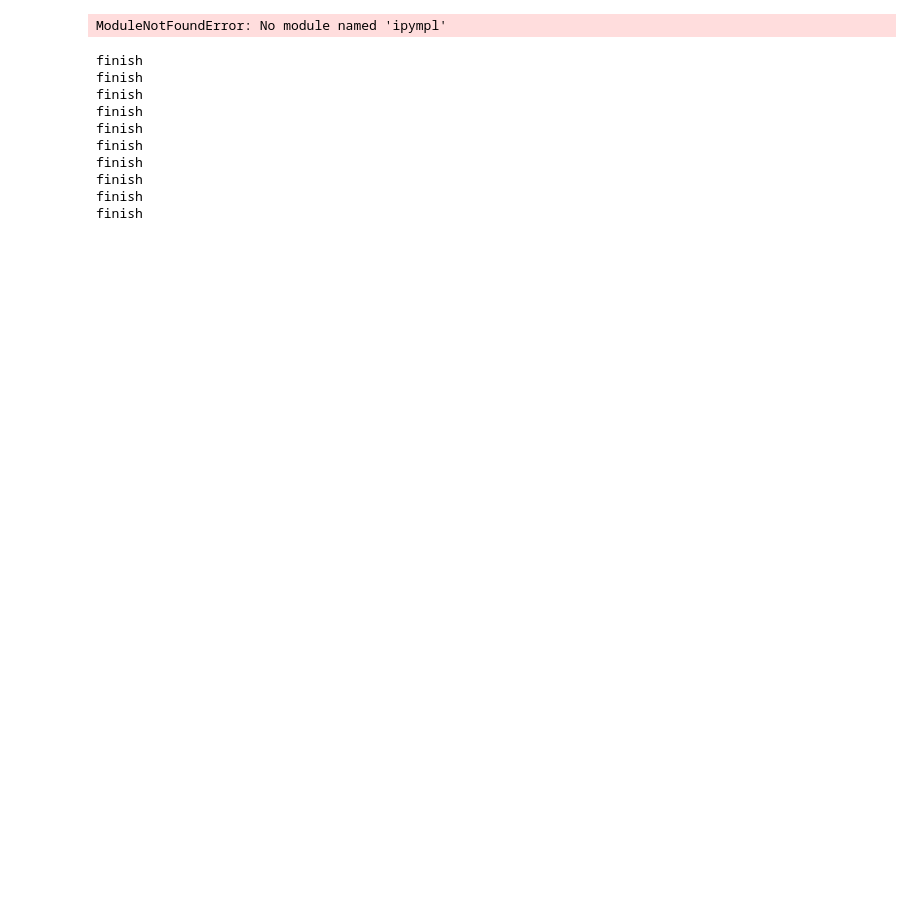
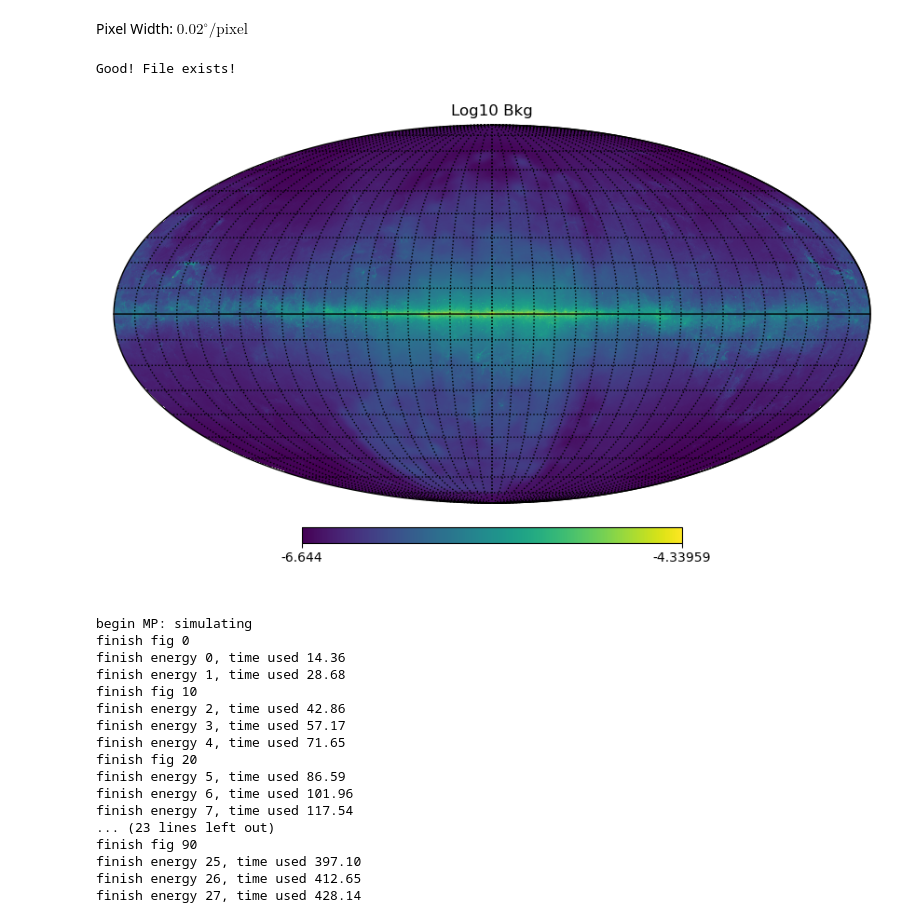
Before and after one commit to Eduard-2001/SimulateGammaRaySource, a Jupyter notebook: Simulation/MakeSimulation.ipynb, the cells around one changed output. Drawn from its saved outputs; the diff is of its cells as text; code cells hidden in the pictures; blank space fills up the shorter version.

```diff
--- a/Simulation/MakeSimulation.ipynb
+++ b/Simulation/MakeSimulation.ipynb
@@ -13,42 +13,49 @@ sys.path.append('../LHAASO_PSF/PSFConv/')
 import Plot
 import PSF
 import os
+import time
 
 #------------------------参数设置----------------------------------
 
 xsize = 640 #卷积前的图像尺寸，每像素对应尺度为 2*radius/xsize, 这个值应当设置得较小。
 radius = 6.4 #图像半径， 可以修改至6.4,这样最后出来的图宽度为128
 pixelwidth = radius*2/xsize
 display(Latex('Pixel Width: $%.2f ^ \\circ/\\mathrm{pixel}$'%pixelwidth))
-nfigure = 10 #生成多少张训练图像
-ra_center = np.linspace(0,360,nfigure) #每张图像的中心坐标
-dec_center = np.linspace(-90,90,nfigure)
-NPROC = 5 # 线程数
+nfigure = 100 #生成多少张训练图像,要求是28的倍数（有28个能量段）
+ra_center = np.mod(np.linspace(0,360*28,nfigure),360) #每张图像的中心坐标
+dec_center = np.mod(np.linspace(0,180*28,nfigure),180)-90
+energy_idx = np.floor(np.linspace(0,360*28,nfigure)/360)#每张图对应的能量索引
+NPROC = 16 # 线程数
 
 psfradius = 1. #尽量不要修改，这里为了节约计算量，忽略了大于该半径的psf作用效果。（PSF卷积核半径）
 
 binsize = 0.1  #单位是度，必须大于卷积前像素的尺度
 
 NSIDE = 2048  #初始分辨率
 
 #-------------------------程序主体----------------------------------
 
 #检查背景文件是否存在
 if os.path.exists('./gll_iem_v07.fits'):
     print('Good! File exists!')
 else:
     print('File not found, start downloading.')
     os.system('wget https://fermi.gsfc.nasa.gov/ssc/data/analysis/software/aux/4fgl/gll_iem_v07.fits')
 #galabkg = np.load('Fermi-LAT_pi0_map.npy')
 #galabkg = hp.ud_grade(galabkg,NSIDE)
 hdulist = fits.open('gll_iem_v07.fits')
+
+
 data = hdulist[0].data[0,:,:]
 galabkg = Plot.img2healpix(512,1024,data)
 
+
 hp.mollview(np.log10(galabkg),rot = (180,0),title='Log10 Bkg')
 hp.graticule(dpar = 10,dmer=10)
 # %% [output]
+Pixel Width: $0.02 ^ \circ/\mathrm{pixel}$
-ModuleNotFoundError: No module named 'ipympl'
+Good! File exists!
+[figure, added]
 # %%
 #！！！！！！！！！！！！！！！！！！！！！请不要随意修改如下部分！！！！！！！！！！！！！！！！！！！！！
 
@@ -57,12 +64,10 @@ ROI_BLUR = []
 
 psfconv= PSF.fitpsf(0,plot=False)
 
-idx = []
-for i in range(nfigure):
-    idx.append((ra_center[i],dec_center[i]))
+
 
 def process(idx):
-    ra_c,dec_c = idx
+    ra_c,dec_c,i = idx
     #------真实坐标不重要---------
     npixedge = int(psfradius/pixelwidth)+1
     x = np.linspace(-radius+pixelwidth,radius,xsize)
@@ -88,23 +93,54 @@ def process(idx):
     roi_rebin,xx,yy  = PSF.bindata(roi,x,y,binsize)
     blur_rebin,xx,yy = PSF.bindata(roi_blur,x,y,binsize)
 
-    print('finish')
+    #if np.mod(i,10) == 0:
+    #    print('finish fig %d' %i)
     return (roi_rebin,blur_rebin)
     #ROI.append(roi_rebin)
     #ROI_BLUR.append(blur_rebin)
 
-with Pool(NPROC) as pool:
-    res=pool.map(process,idx)
+
+res = []
+
+print('begin MP: simulating, total energy:28')
+t_begin = time.time()
+
+for eidx in range(int(energy_idx.max())):
+
+
+    data = hdulist[0].data[eidx,:,:]
+    galabkg = Plot.img2healpix(512,1024,data)
+
+
+    idx = []
+    for i in range(nfigure):
+        if energy_idx[i] == eidx:
+            idx.append((ra_center[i],dec_center[i],i))
+    if len(idx) == 0:
+        continue
+
+    with Pool(NPROC) as pool:
+        restmp=pool.map(process,idx)
+    res.extend(restmp)
+    print('finish energy %d, time used %.2f'%(eidx,time.time()-t_begin))
+
 res = np.array(res)
 # %% [output]
-finish
-finish
-finish
-finish
-finish
-finish
-finish
-finish
-finish
-finish
+begin MP: simulating
+finish fig 0
+finish energy 0, time used 14.36
+finish energy 1, time used 28.68
+finish fig 10
+finish energy 2, time used 42.86
+finish energy 3, time used 57.17
+finish energy 4, time used 71.65
+finish fig 20
+finish energy 5, time used 86.59
+finish energy 6, time used 101.96
+finish energy 7, time used 117.54
+... (23 lines left out)
+finish fig 90
+finish energy 25, time used 397.10
+finish energy 26, time used 412.65
+finish energy 27, time used 428.14
 # %%
```
Also changed, not shown: parts of 2 cells of this notebook, 7 other files.
